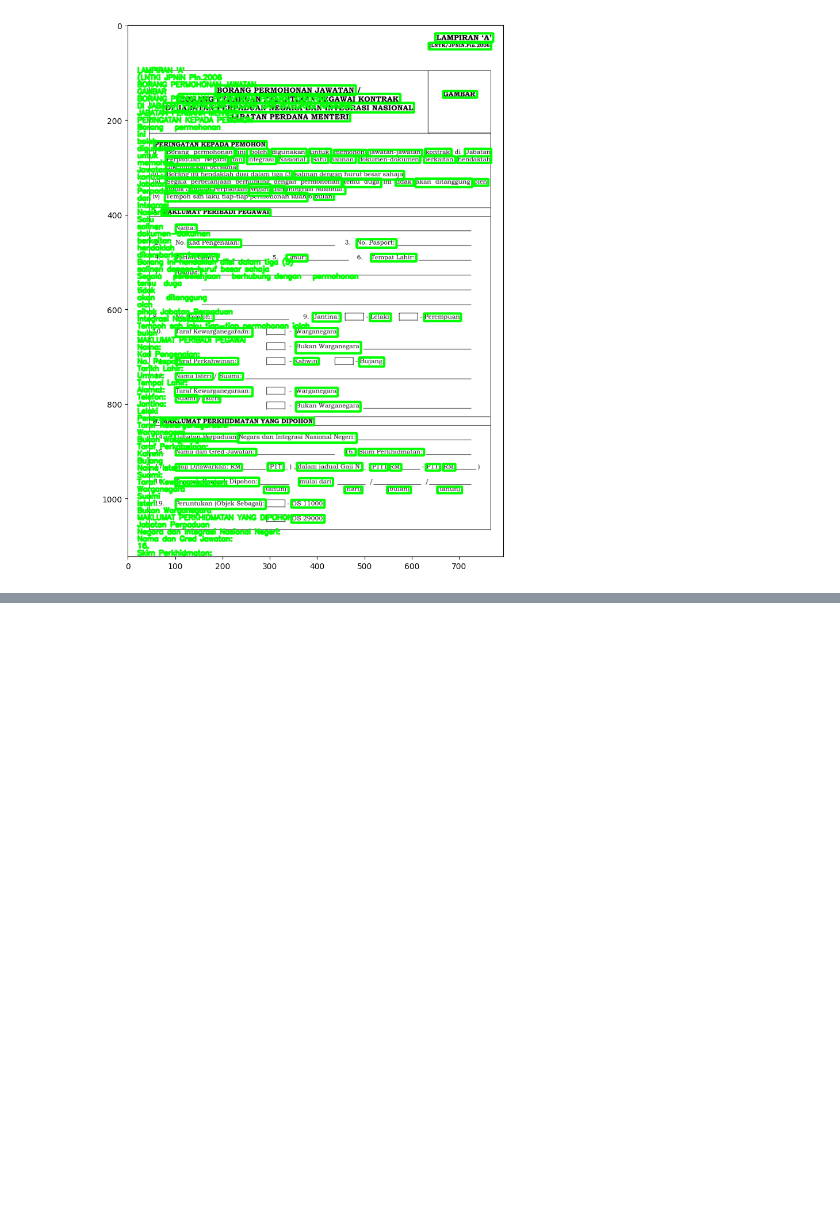
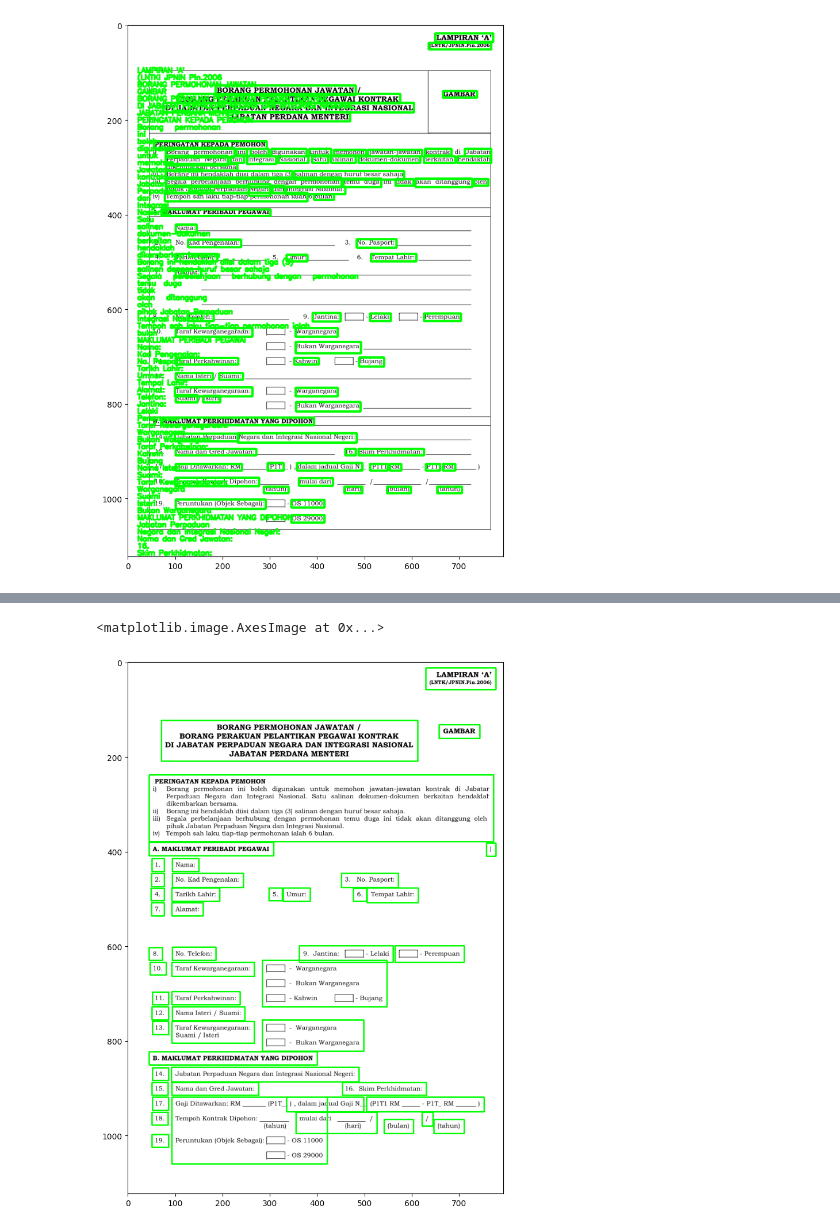
Before and after one commit to dannymirxa/SImple_Teseract_OCR_Application, a Jupyter notebook: convert_image_to_text_easyocr.ipynb, the cells around one changed output, grey strips where cells are left out. Cells and saved outputs as stored; diff of their text form; code cells hidden in the pictures; blank space fills up the shorter version.

```diff
--- a/convert_image_to_text_easyocr.ipynb
+++ b/convert_image_to_text_easyocr.ipynb
@@ -170,0 +196,7 @@ plt.show()
+# %%
+plt.figure(figsize=(20,12))
+plt.imshow(img)
+plt.imshow(Rectangle_Around_Text_Blob(result))
+# %% [output]
+<matplotlib.image.AxesImage at 0x...>
+[figure, added]
```
Also changed, not shown: parts of 12 cells of this notebook, 1 other file.
